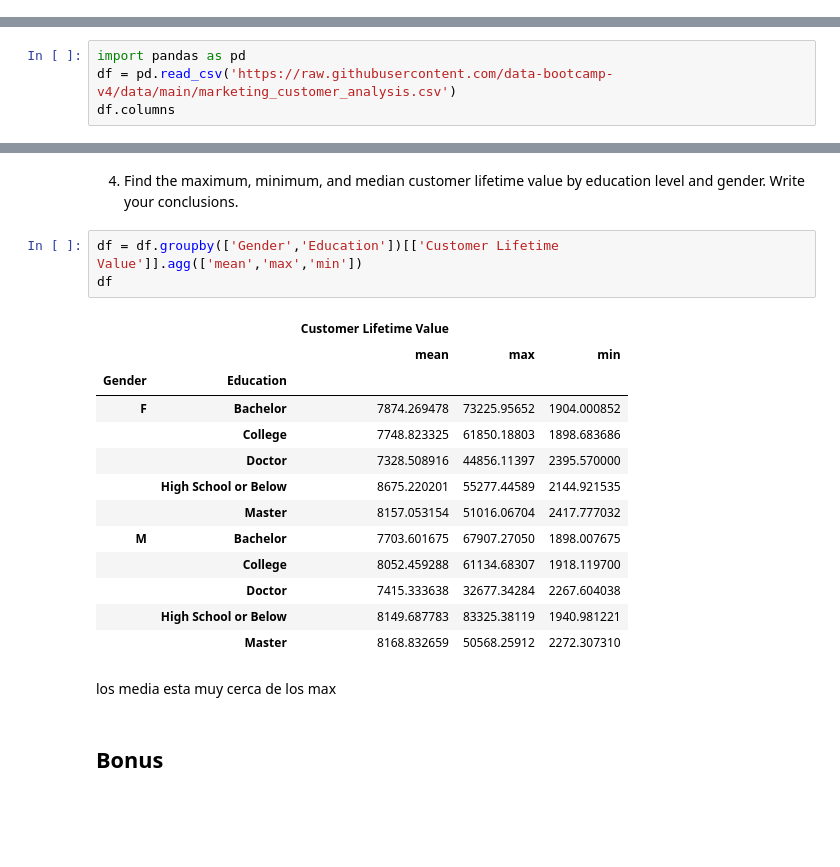
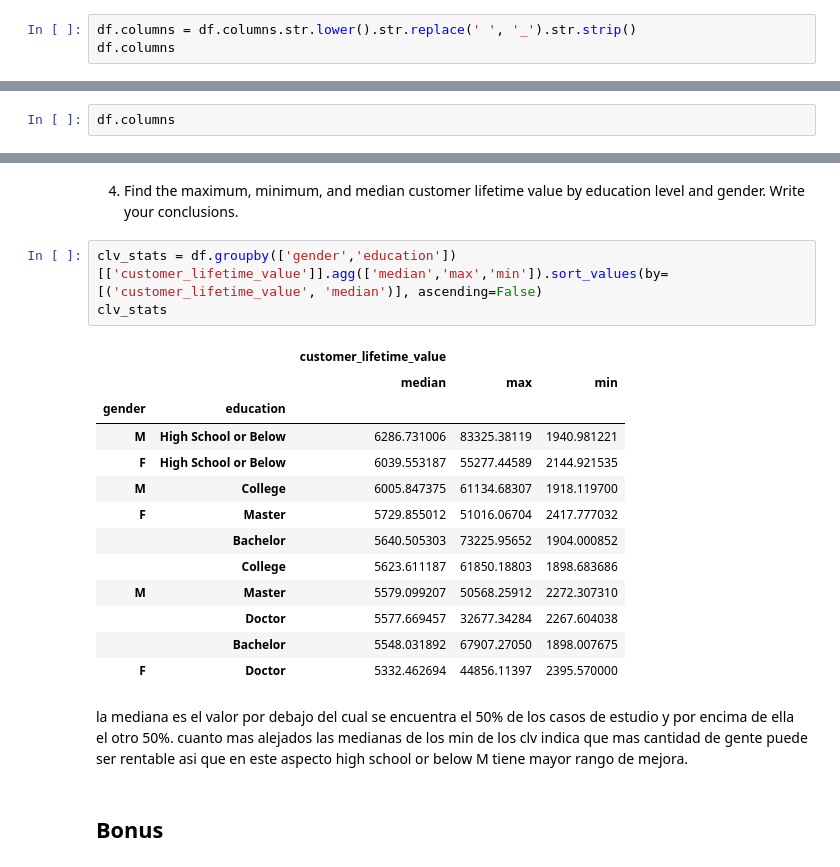
Before and after one commit to Albertovmt/lab-dw-data-aggregation-and-filtering, a Jupyter notebook: lab-dw-aggregating.ipynb, the cells around one changed output, grey strips where cells are left out. Drawn from its saved outputs; the diff is of its cells as text; blank space fills up the shorter version.

```diff
--- a/lab-dw-aggregating.ipynb
+++ b/lab-dw-aggregating.ipynb
@@ -23,3 +23,6 @@ df.head()
 | 3 | 3 | XL78013 | Oregon | 22332.439460 | Yes | Extended | College | 1/11/11 | ... |
 | 4 | 4 | QA50777 | Oregon | 9025.067525 | No | Premium | Bachelor | 1/17/11 | ... |
 5 rows × 26 columns
+# %%
+df.columns = df.columns.str.lower().str.replace(' ', '_').str.strip()
+df.columns
@@ -45,7 +75,5 @@ yes_low_claim.reset_index(drop=True)
    - the average `monthly_premium` and/or customer lifetime value by `policy_type` and `gender` for customers who responded "Yes", and
    - compare these insights to `total_claim_amount` patterns, and discuss which segments appear most profitable or low-risk for the company.
 # %%
-import pandas as pd
-df = pd.read_csv('https://raw.githubusercontent.com/data-bootcamp-v4/data/main/marketing_customer_analysis.csv')
 df.columns
 # %% [output]
@@ -90,24 +148,24 @@ Name: count, dtype: int64
 # %% [markdown]
 4. Find the maximum, minimum, and median customer lifetime value by education level and gender. Write your conclusions.
 # %%
-df = df.groupby(['Gender','Education'])[['Customer Lifetime Value']].agg(['mean','max','min'])
-df
+clv_stats = df.groupby(['gender','education'])[['customer_lifetime_value']].agg(['median','max','min']).sort_values(by=[('customer_lifetime_value', 'median')], ascending=False)
+clv_stats
 # %% [output]
-|  |  | Customer Lifetime Value |  |  |
-|  |  | mean | max | min |
-| Gender | Education |  |  |  |
-| F | Bachelor | 7874.269478 | 73225.95652 | 1904.000852 |
-|  | College | 7748.823325 | 61850.18803 | 1898.683686 |
-|  | Doctor | 7328.508916 | 44856.11397 | 2395.570000 |
-|  | High School or Below | 8675.220201 | 55277.44589 | 2144.921535 |
-|  | Master | 8157.053154 | 51016.06704 | 2417.777032 |
-| M | Bachelor | 7703.601675 | 67907.27050 | 1898.007675 |
-|  | College | 8052.459288 | 61134.68307 | 1918.119700 |
-|  | Doctor | 7415.333638 | 32677.34284 | 2267.604038 |
-|  | High School or Below | 8149.687783 | 83325.38119 | 1940.981221 |
-|  | Master | 8168.832659 | 50568.25912 | 2272.307310 |
+|  |  | customer_lifetime_value |  |  |
+|  |  | median | max | min |
+| gender | education |  |  |  |
+| M | High School or Below | 6286.731006 | 83325.38119 | 1940.981221 |
+| F | High School or Below | 6039.553187 | 55277.44589 | 2144.921535 |
+| M | College | 6005.847375 | 61134.68307 | 1918.119700 |
+| F | Master | 5729.855012 | 51016.06704 | 2417.777032 |
+|  | Bachelor | 5640.505303 | 73225.95652 | 1904.000852 |
+|  | College | 5623.611187 | 61850.18803 | 1898.683686 |
+| M | Master | 5579.099207 | 50568.25912 | 2272.307310 |
+|  | Doctor | 5577.669457 | 32677.34284 | 2267.604038 |
+|  | Bachelor | 5548.031892 | 67907.27050 | 1898.007675 |
+| F | Doctor | 5332.462694 | 44856.11397 | 2395.570000 |
 # %% [markdown]
-los media esta muy cerca de los max
+la mediana es el valor por debajo del cual se encuentra el 50% de los casos de estudio y por encima de ella el otro 50%.  cuanto mas alejados las medianas de los min de los clv indica que mas cantidad de gente puede ser rentable asi que en este aspecto high school or below M tiene mayor rango de mejora.
 # %% [markdown]
 ## Bonus
 # %% [markdown]
```
Also changed, not shown: parts of 10 cells of this notebook.
